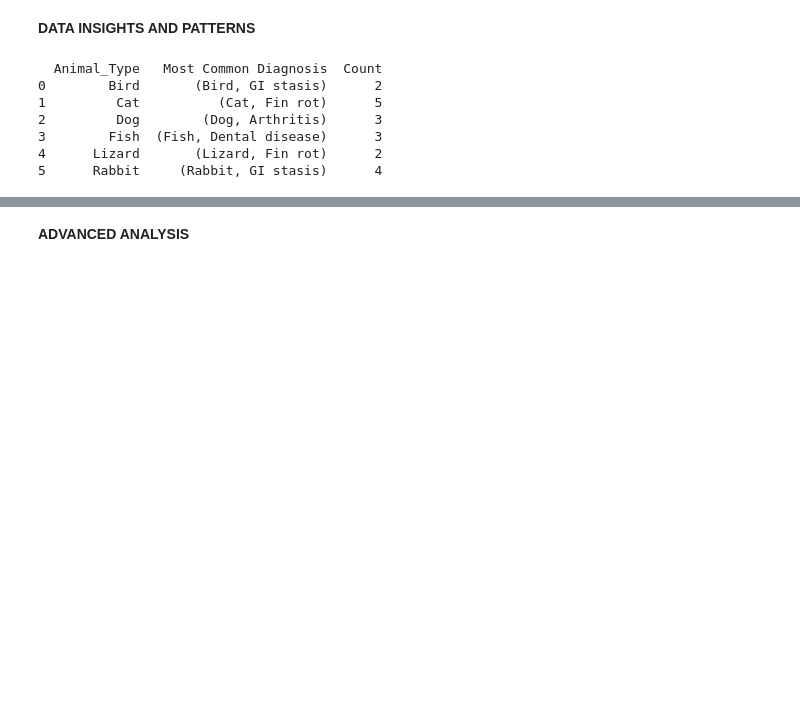
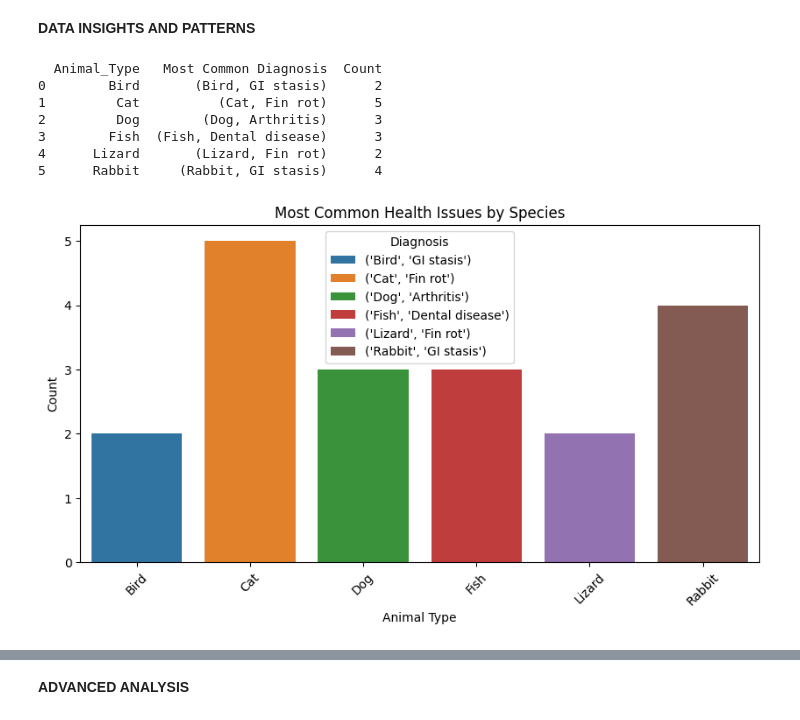
Before and after one commit to Neerson/Veterinary-project, a Jupyter notebook: Vert.ipynb, the cells around one changed output, grey strips where cells are left out. Cells and saved outputs as stored; diff of their text form; code cells hidden in the pictures; blank space fills up the shorter version.

Commit message:
1. Created a bar chart for the common health issues by species. 2. Added comments on the diagnoses per count bar graph

```diff
--- a/Vert.ipynb
+++ b/Vert.ipynb
@@ -133,6 +149,19 @@ print(result_df)
 3        Fish  (Fish, Dental disease)      3
 4      Lizard       (Lizard, Fin rot)      2
 5      Rabbit     (Rabbit, GI stasis)      4
+# %%
+# Plot a bar chart
+plt.figure(figsize=(10, 5))
+sns.barplot(x="Animal_Type", y="Count", hue="Most Common Diagnosis", data=result_df)
+
+plt.xlabel("Animal Type")
+plt.ylabel("Count")
+plt.title("Most Common Health Issues by Species")
+plt.xticks(rotation=45)
+plt.legend(title="Diagnosis")
+plt.show()
+# %% [output]
+[figure, added]
 # %%
 # State wise distribution illness
 
```
Also changed, not shown: parts of 11 cells of this notebook.
